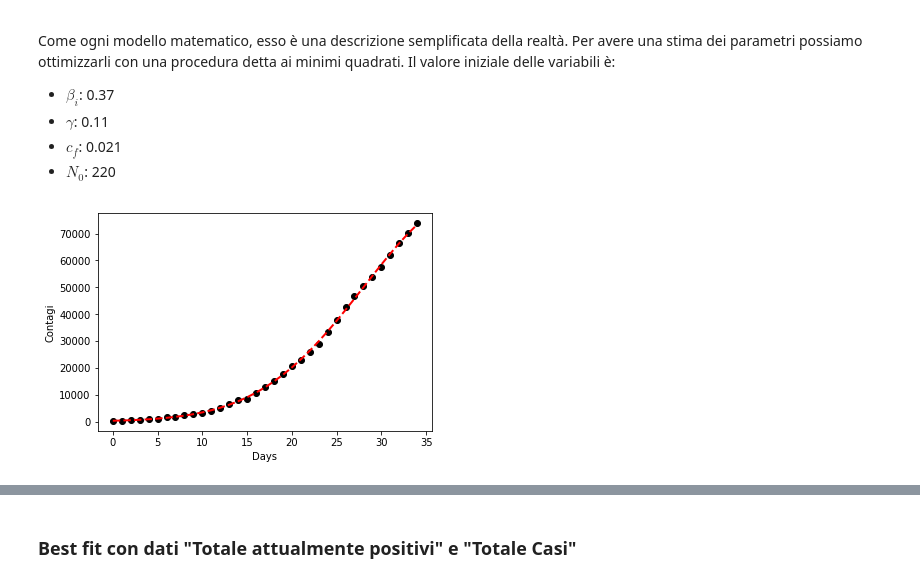
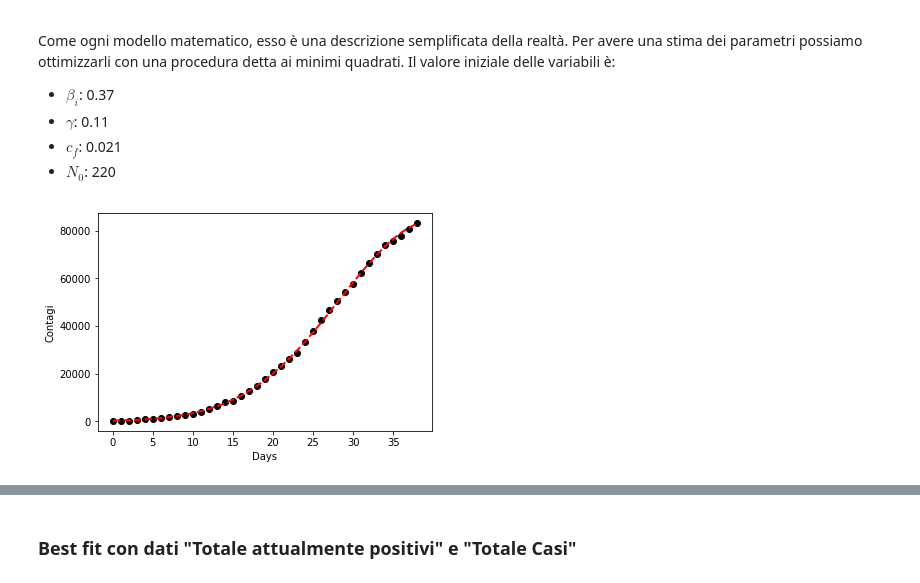
Before and after one commit to AndC314/COVID-19, a Jupyter notebook: SIR-with-Italy data.ipynb, the cells around one changed output, grey strips where cells are left out. Cells and saved outputs as stored; diff of their text form; code cells hidden in the pictures.

```diff
--- a/SIR-with-Italy data.ipynb
+++ b/SIR-with-Italy data.ipynb
@@ -112,16 +179,16 @@ def deriv_betarolling(y, t, N, beta, gamma,cf):
 # Total population, N.
 N = 10e6
 # Initial number of infected and recovered individuals, I0 and R0.
-I0, R0 = 270, 0
+I0, R0 = 300, 0
 # Everyone else, S0, is susceptible to infection initially.
 S0 = N - I0 - R0
 # Initial conditions vector
 y0 = S0, I0, R0
 
 t = np.linspace(0, 70, 71)
-beta_i = 0.35220513
-gamma0 =  0.10010487
-cf = 0.02039365
+beta_i = 0.353
+gamma0 =  0.111
+cf = 0.0192
 SIR = pd.DataFrame(odeint(deriv_betarolling, y0, t, args=(N, beta_i, gamma0,cf)), columns=['S','I','R'])
 SIR['Days'] = t
 
@@ -176,42 +243,37 @@ def odesol(y,t,N,ps):
 def residual(ps, ts, data):
     model = pd.DataFrame(odesol(y0,t,N,ps), columns=['S','I','R'])
     return (model['I'].values - data).ravel()
 
 
 # Total population, N.
 N = 10e6
 # Initial number of infected and recovered individuals, I0 and R0.
-I0, R0 = dfr['totale_attualmente_positivi'].min(), 0
+I0, R0 = dfr['totale_positivi'].min(), 0
 # Everyone else, S0, is susceptible to infection initially.
 S0 = N - I0 - R0
 # Initial conditions vector
 y0 = S0, I0, R0
 
 t = np.linspace(0, dfr.shape[0]-1, dfr.shape[0])
-# beta_i = 0.37
-# beta_l = 0
-# tau = 0.2
-# gamma =  1./9
 
 # set parameters incluing bounds
 params = Parameters()
-params.add('i0', value=220, min=200, max=400)
+params.add('i0', value=I0, min=200, max=400)
 params.add('beta_i', value= 0.35, min=0.1, max=0.5)
-params.add('gamma', value= 0.11, min=0.1, max=0.12)
-params.add('tau', value= 0.021, min=0.01, max=0.03)
+params.add('gamma', value= 0.11, min=0.09, max=0.12)
+params.add('tau', value= 0.021, min=0.015, max=0.025)
 
 #real data
-data = dfr['totale_attualmente_positivi'].values
-#model = pd.DataFrame(odesol(y0,t,N,ps), columns=['S','I','R'])
+data = dfr['totale_positivi'].values
 
 # fit model and find predicted values
 result = minimize(residual, params, args=(t, data), method='leastsq')
 final = data + result.residual.reshape(data.shape)
 # plot data and fitted curves
-plt.plot(t, data, 'o',c='k', label='Totale attualmente positivi')
+plt.plot(t, data, 'o',c='k', label='Totale positivi')
 plt.plot(t, final, '--', linewidth=2, c='red', label='Best Fit ODE - SIR');
 #plt.yscale('log')
 plt.xlabel('Days')
 plt.ylabel('Contagi');
 # %% [output]
-[figure, old version]
+[figure, new version]
```
Also changed, not shown: parts of 48 cells of this notebook, 1 other file.
